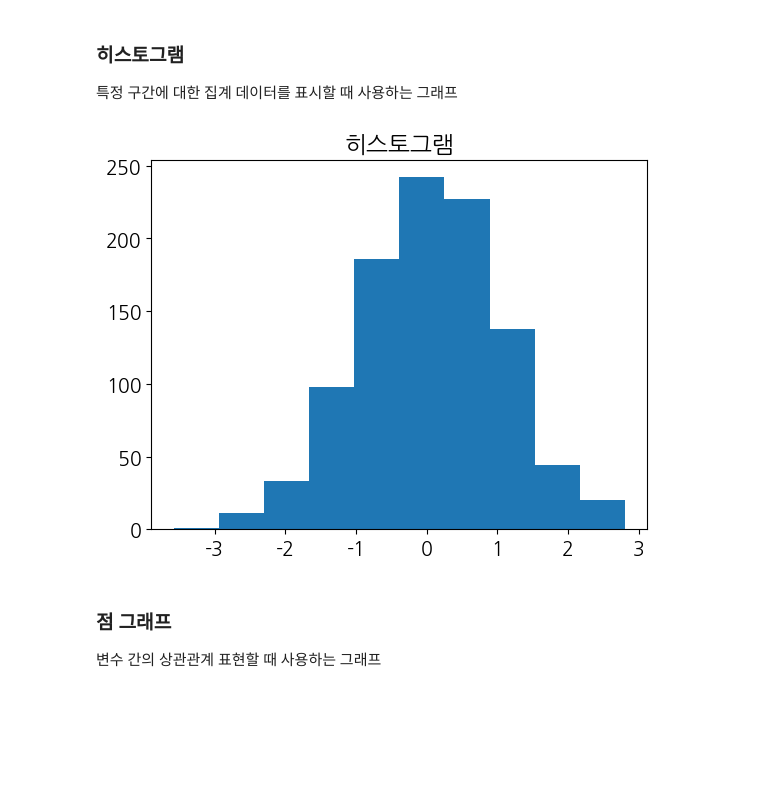
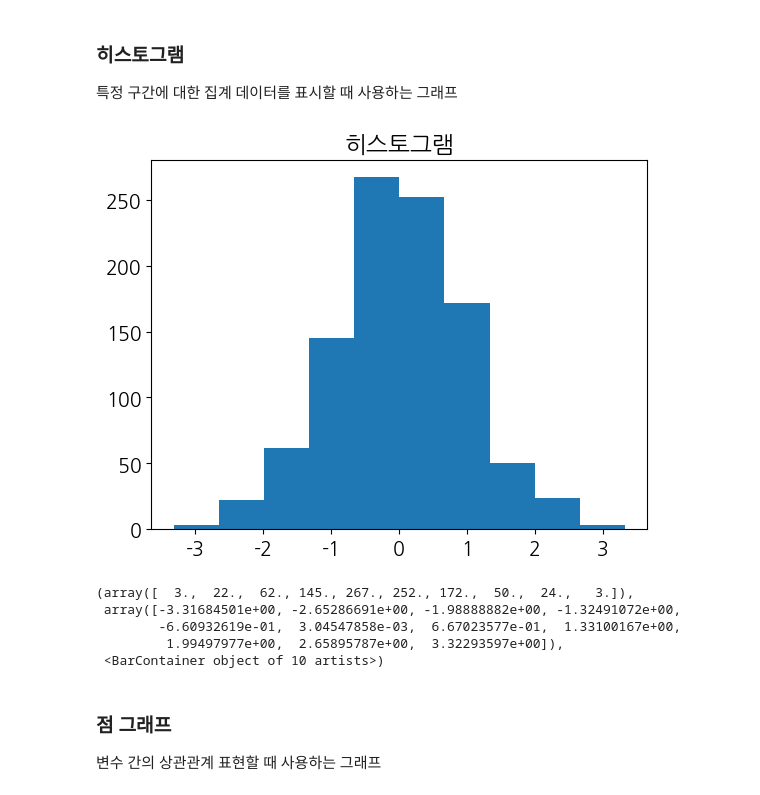
Before and after one commit to mikieoo/Python, a Jupyter notebook: visualize-data.ipynb, the cells around one changed output. Drawn from its saved outputs; the diff is of its cells as text; code cells hidden in the pictures; blank space fills up the shorter version.

```diff
--- a/visualize-data.ipynb
+++ b/visualize-data.ipynb
@@ -222,10 +222,18 @@ plt.show()
 # %%
 x = np.random.randn(1000)
 plt.title('히스토그램')
-plt.hist(x, bins=10)
+result = plt.hist(x, bins=10)
 plt.show()
 # %% [output]
-[figure, old version]
+[figure, new version]
+# %%
+result
+# %% [output]
+(array([  3.,  22.,  62., 145., 267., 252., 172.,  50.,  24.,   3.]),
+ array([-3.31684501e+00, -2.65286691e+00, -1.98888882e+00, -1.32491072e+00,
+        -6.60932619e-01,  3.04547858e-03,  6.67023577e-01,  1.33100167e+00,
+         1.99497977e+00,  2.65895787e+00,  3.32293597e+00]),
+ <BarContainer object of 10 artists>)
 # %% [markdown]
 ### 점 그래프
 변수 간의 상관관계 표현할 때 사용하는 그래프
```
